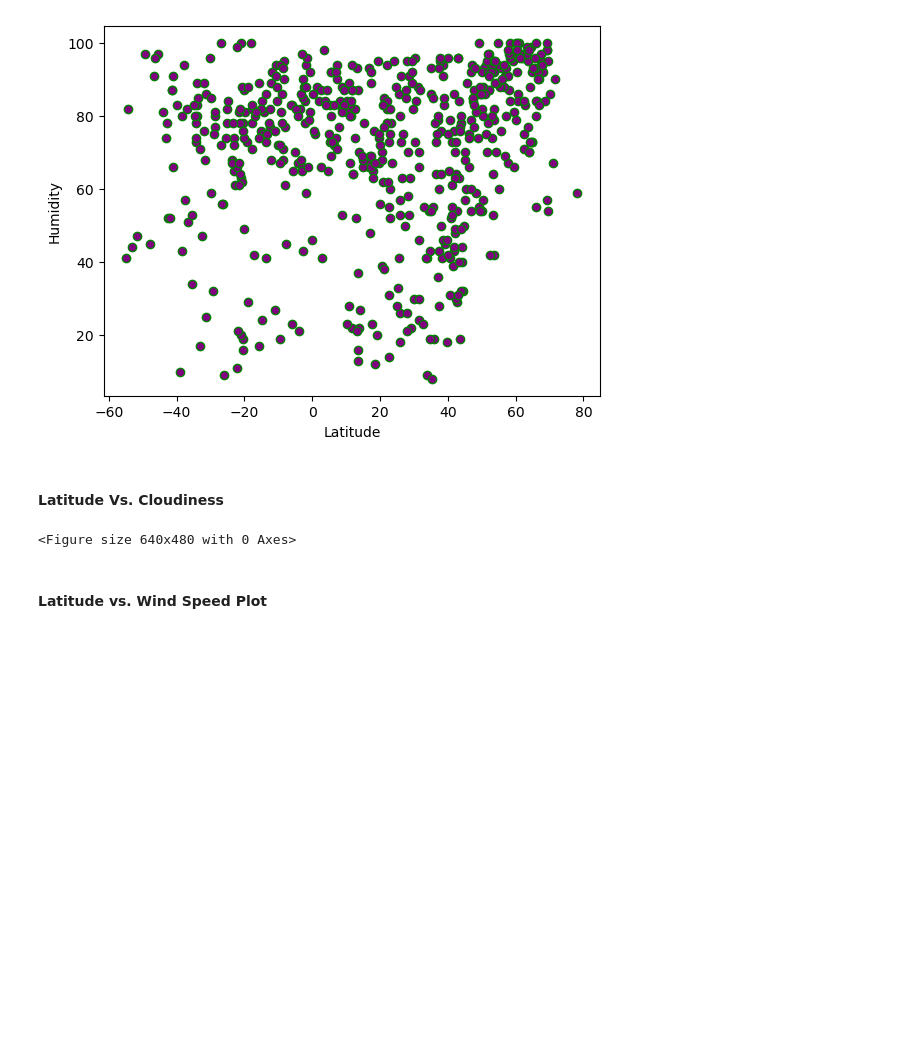
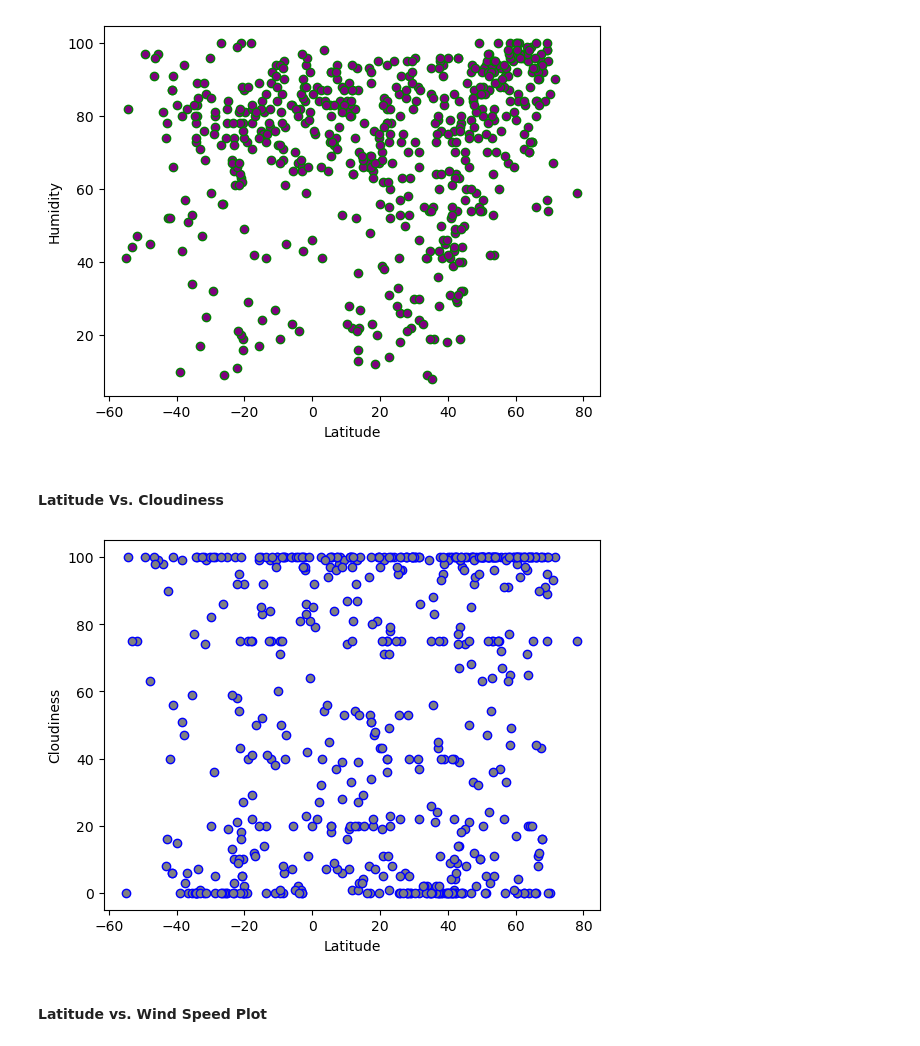
Before and after one commit to jnnfrwht14/Module6_API, a Jupyter notebook: WeatherPy.ipynb, the cells around one changed output. Cells and saved outputs as stored; diff of their text form; code cells hidden in the pictures; blank space fills up the shorter version.

```diff
--- a/WeatherPy.ipynb
+++ b/WeatherPy.ipynb
@@ -233,18 +233,23 @@ plt.show()
 #### Latitude Vs. Cloudiness
 # %%
 # Build the scatter plots for latitude vs. cloudiness
-# YOUR CODE HERE
+x = city_data_df["Lat"]
+y = city_data_df["Cloudiness"]
+plt.scatter(x, y, edgecolor="blue", color="gray")
 
 # Incorporate the other graph properties
-# YOUR CODE HERE
+plt.xticks(fontsize=10)
+plt.yticks(fontsize=10)
+plt.xlabel("Latitude")
+plt.ylabel("Cloudiness")
 
 # Save the figure
-plt.savefig("output_data/Fig3.png")
+plt.savefig("output_data/latvcloudy.png")
 
 # Show plot
 plt.show()
 # %% [output]
-<Figure size 640x480 with 0 Axes>
+[figure, added]
 # %% [markdown]
 #### Latitude vs. Wind Speed Plot
 # %%
```
Also changed, not shown: parts of 1 cell of this notebook, 2 other files.
